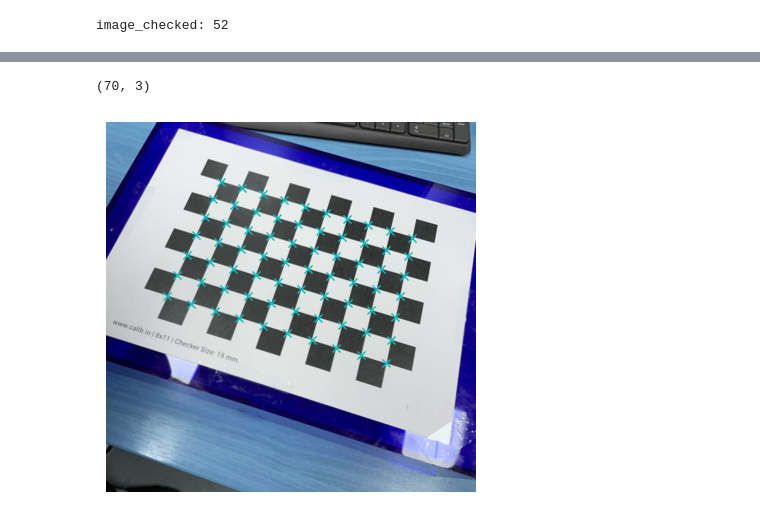
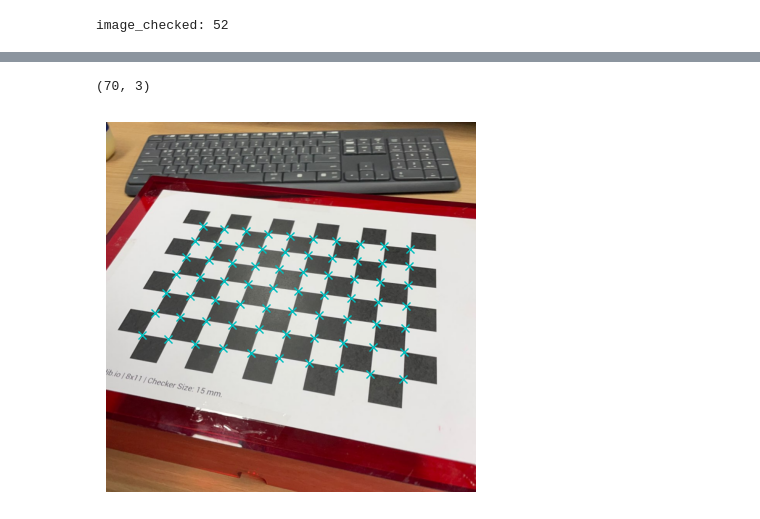
Before and after one commit to SuNy4/hyu-2024-aue8089-pa2, a Jupyter notebook: 3_iphone_12_mini.ipynb, the cells around one changed output, grey strips where cells are left out. Drawn from its saved outputs; the diff is of its cells as text; code cells hidden in the pictures.

```diff
--- a/3_iphone_12_mini.ipynb
+++ b/3_iphone_12_mini.ipynb
@@ -107,10 +106,13 @@ K = np.loadtxt('iphone/K.txt')  # calibration matrix[3x3]
 D = np.loadtxt('iphone/D.txt')  # distortion coefficients[2x1]
 
 # load one image with a given index
-img_index = 12
+img_index = 42
+
 img = cv2.imread('iphone/images_1/iphone_12({0:02d}).jpg'.format(img_index + 5))
 new_size = (600, 600)
 img = cv2.resize(img, new_size, interpolation=cv2.INTER_AREA)
+
+img = cv2.cvtColor(img, cv2.COLOR_BGR2RGB)
 
 height, width, _ = img.shape
 
@@ -139,21 +141,21 @@ p_W_corners = np.concatenate(
 # %%
 %matplotlib inline
 D = np.loadtxt('iphone/D.txt')
 # transform 3d points from world to current camera pose
 p_C_corners = np.matmul(T_C_W[None, :, :],
                         np.concatenate([p_W_corners,
                                         np.ones([num_corners, 1])],
                                         axis=-1)[:, :, None]).squeeze(-1)
 
 p_C_corners = p_C_corners[:, :3]
 print(p_C_corners.shape)
 #imgpoints2, _ = cv2.projectPoints(p_W_corners, pose_vectors[:3], pose_vectors[3:], K, D)
 projected_pts = project_points(p_C_corners, K, D)
 
-plt.imshow(img, cmap='gray')
+plt.imshow(img)
 plt.plot(projected_pts[:, 0], projected_pts[:, 1], 'cx')
 plt.axis('off')
 plt.show()
 # %% [output]
 (70, 3)
-[figure, old version]
+[figure, new version]
```
Also changed, not shown: parts of 7 cells of this notebook.
